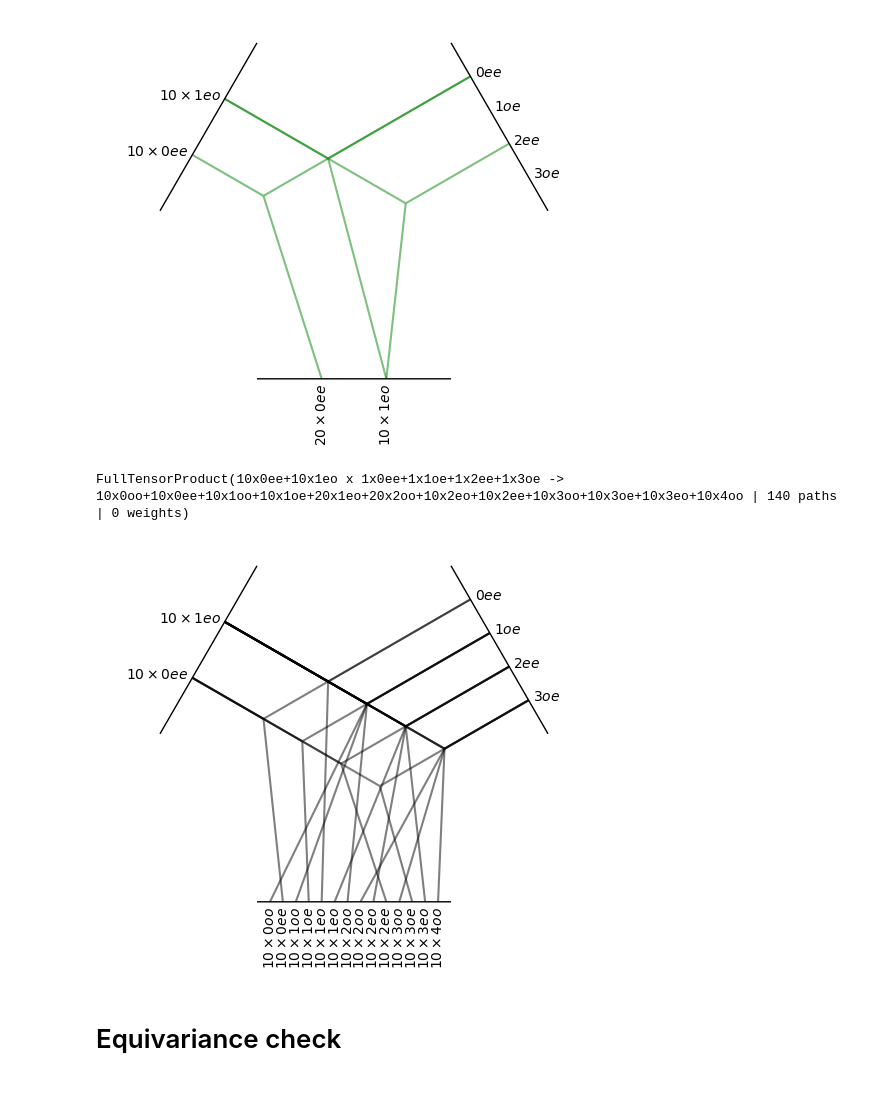
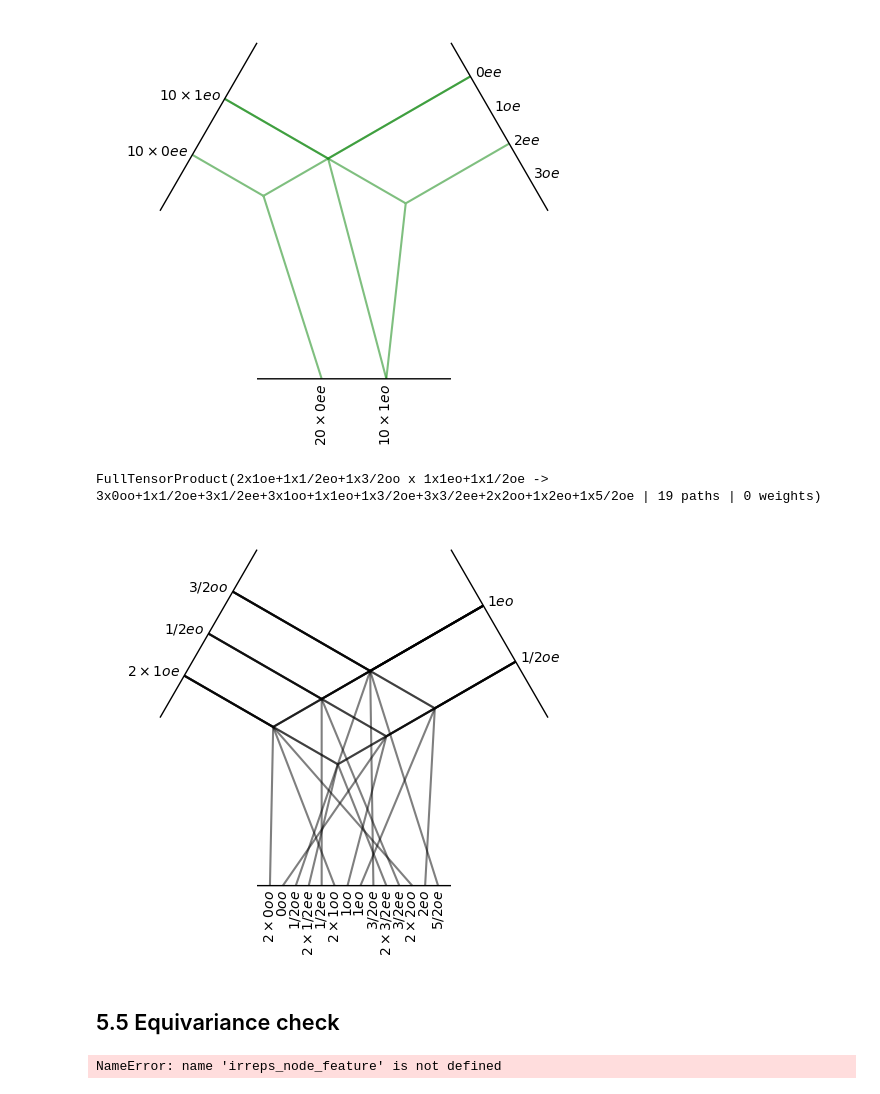
Before and after one commit to c-earth/qsenn, a Jupyter notebook: su2nn_test.ipynb, the cells around one changed output. Drawn from its saved outputs; the diff is of its cells as text; code cells hidden in the pictures.

```diff
--- a/su2nn_test.ipynb
+++ b/su2nn_test.ipynb
@@ -255,13 +251,31 @@ tp.visualize();
 FullyConnectedTensorProduct(10x0ee+10x1eo x 1x0ee+1x1oe+1x2ee+1x3oe -> 20x0ee+10x1eo | 400 paths | 400 weights) needs 400 weights
 [figure]
 # %%
-tp2 = su2.FullTensorProduct(irreps_input, irreps_sh_su2)
+irreps_in1 = Irreps("2x1oe+1x0.5eo+1x1.5oo")
+irreps_in2 = Irreps("1x1eo+1x0.5oe")
+tp2 = su2.FullTensorProduct(irreps_in1, irreps_in2)
 
 print(tp2)
 
 tp2.visualize();
 # %% [output]
-FullTensorProduct(10x0ee+10x1eo x 1x0ee+1x1oe+1x2ee+1x3oe -> 10x0oo+10x0ee+10x1oo+10x1oe+20x1eo+20x2oo+10x2eo+10x2ee+10x3oo+10x3oe+10x3eo+10x4oo | 140 paths | 0 weights)
+FullTensorProduct(2x1oe+1x1/2eo+1x3/2oo x 1x1eo+1x1/2oe -> 3x0oo+1x1/2oe+3x1/2ee+3x1oo+1x1eo+1x3/2oe+3x3/2ee+2x2oo+1x2eo+1x5/2oe | 19 paths | 0 weights)
-[figure, old version]
+[figure, new version]
 # %% [markdown]
-# Equivariance check
+## 5.5 Equivariance check
+# %%
+irreps_node_feature = Irreps('1x1eo')   # spin with l=1
+irreps_in= irreps_node_feature  #Irreps(str(input_embed_dim)+'x0ee')
+lmax=2
+device='cuda:7'
+irreps_edge_attr_o3 = o3.Irreps.spherical_harmonics(lmax)
+irreps_sh=irreps_o3_to_su2(irreps_edge_attr_o3, t='o')
+irreps_out='1x0oe+1x1oe+2x1ee+1x2oe+1x2ee+1x3ee'
+num_neighbors=4
+conv = Convolution(irreps_in, irreps_sh, irreps_out, num_neighbors)
+print(conv)
+conv.to(device)
+number_of_basis =3
+tol = 1e-3
+# %% [output]
+NameError: name 'irreps_node_feature' is not defined
```
Also changed, not shown: parts of 28 cells of this notebook.
